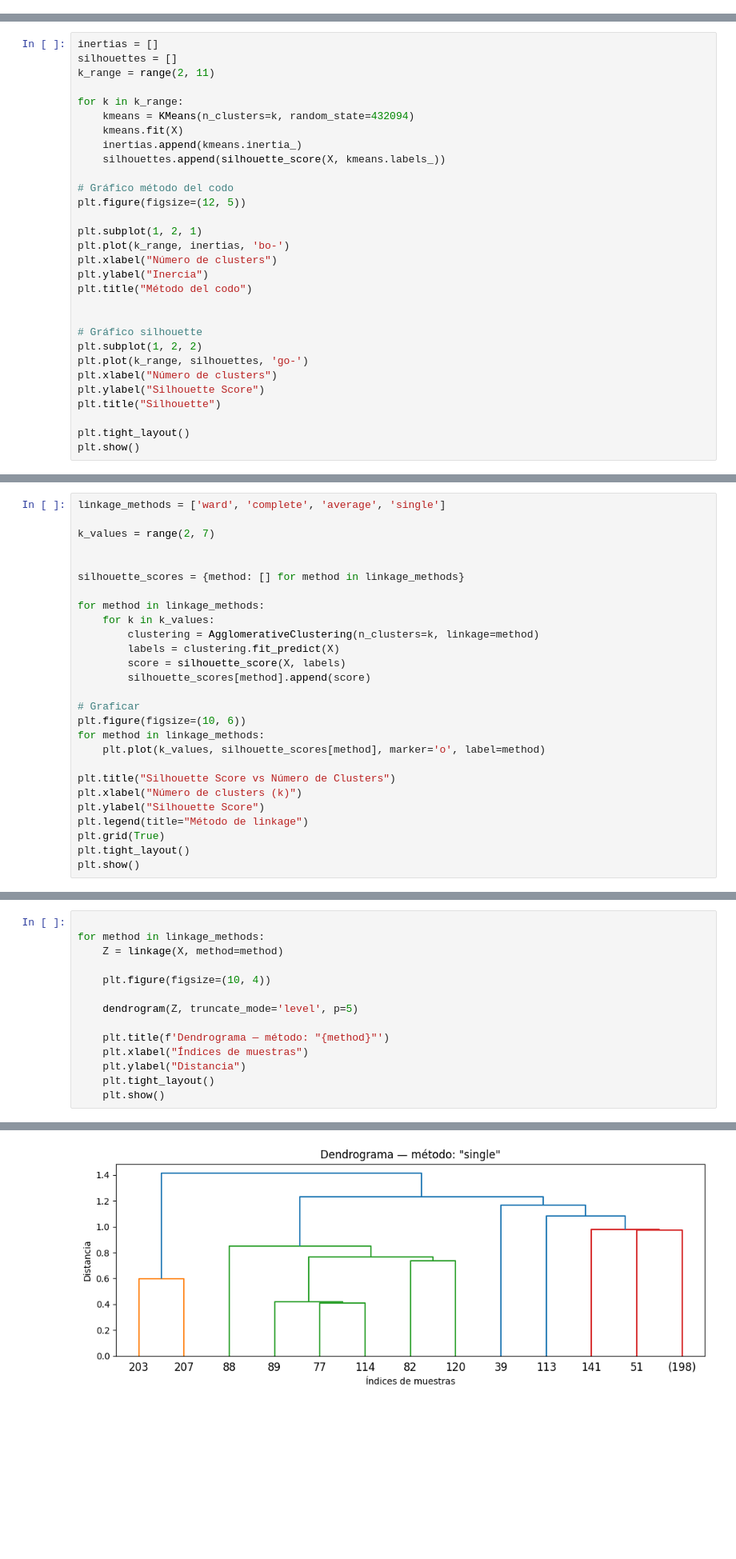
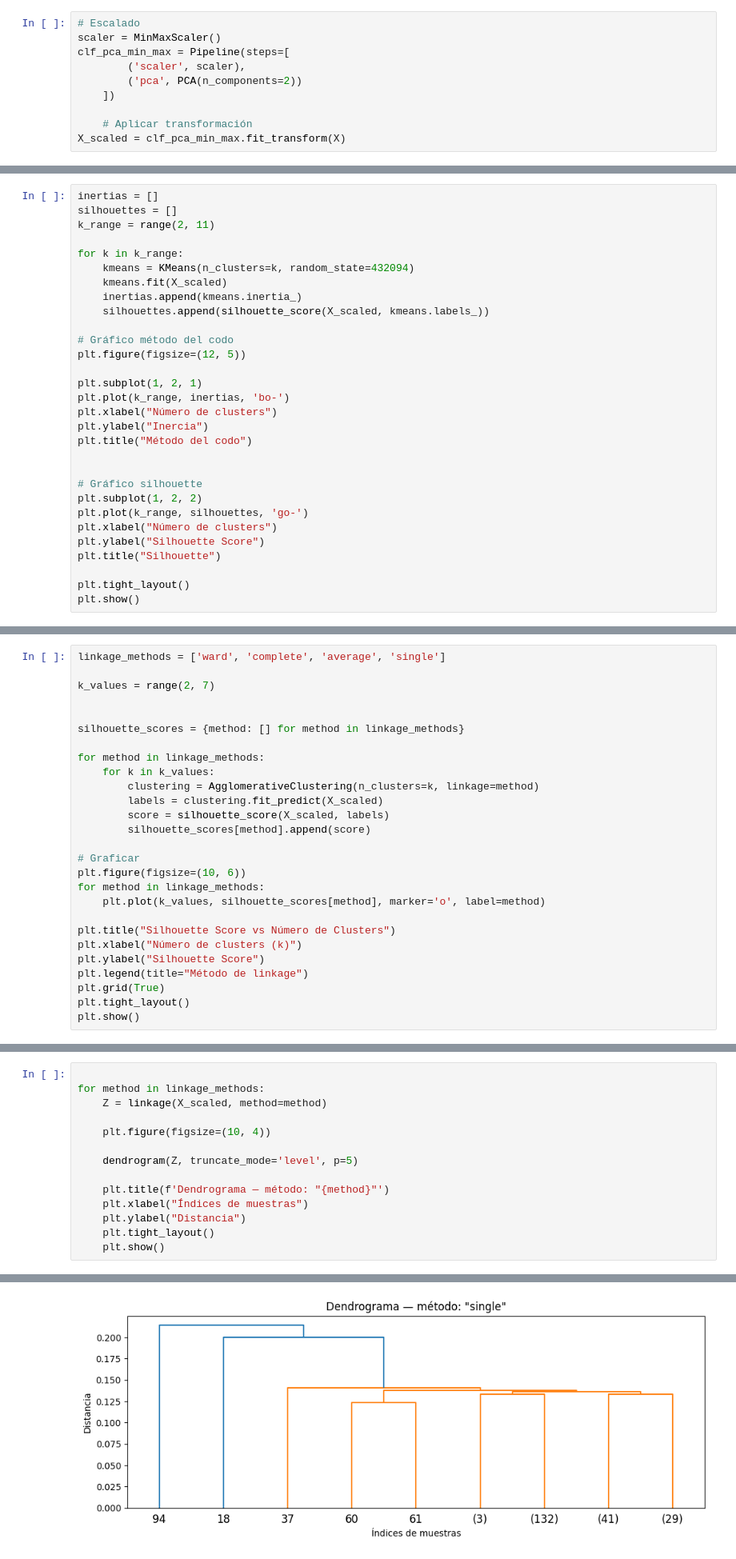
Before and after one commit to AlejandroMokovIvanchov-100432094/Grupo10_Practica2, a Jupyter notebook: practica2.ipynb, the cells around one changed output, grey strips where cells are left out. Shown at 80% size. Saved outputs shown, nothing was run; the diff lists cells and outputs as text; blank space fills up the shorter version.

```diff
--- a/practica2.ipynb
+++ b/practica2.ipynb
@@ -96,6 +98,16 @@ Varianza explicada total: 0.8691
 [figure]
 # %% [markdown]
 Aquí se puede observar que MinMax es el que mejor separa los datos, con menos datos mezclados y separando los grupos de manera más clara, dentro de que los tres los separan de manera parecida. Además, la varianza explicada por los componentes es mayor que el resto
+# %%
+# Escalado
+scaler = MinMaxScaler()
+clf_pca_min_max = Pipeline(steps=[
+        ('scaler', scaler),
+        ('pca', PCA(n_components=2))
+    ])
+
+    # Aplicar transformación
+X_scaled = clf_pca_min_max.fit_transform(X)
 # %% [markdown]
 K-means
 # %% [markdown]
@@ -107,9 +119,9 @@ k_range = range(2, 11)
 
 for k in k_range:
     kmeans = KMeans(n_clusters=k, random_state=432094)
-    kmeans.fit(X)
+    kmeans.fit(X_scaled)
     inertias.append(kmeans.inertia_)
-    silhouettes.append(silhouette_score(X, kmeans.labels_))
+    silhouettes.append(silhouette_score(X_scaled, kmeans.labels_))
 
 # Gráfico método del codo
 plt.figure(figsize=(12, 5))
@@ -149,8 +163,8 @@ silhouette_scores = {method: [] for method in linkage_methods}
 for method in linkage_methods:
     for k in k_values:
         clustering = AgglomerativeClustering(n_clusters=k, linkage=method)
-        labels = clustering.fit_predict(X)
-        score = silhouette_score(X, labels)
+        labels = clustering.fit_predict(X_scaled)
+        score = silhouette_score(X_scaled, labels)
         silhouette_scores[method].append(score)
 
 # Graficar
@@ -174,7 +188,7 @@ Dendrogramas
 # %%
 
 for method in linkage_methods:
-    Z = linkage(X, method=method)
+    Z = linkage(X_scaled, method=method)
 
     plt.figure(figsize=(10, 4))
 
@@ -192,4 +206,4 @@ for method in linkage_methods:
-[figure, old version]
+[figure, new version]
 # %% [markdown]
 DBScan
 # %%
```
Also changed, not shown: parts of 15 cells of this notebook.
